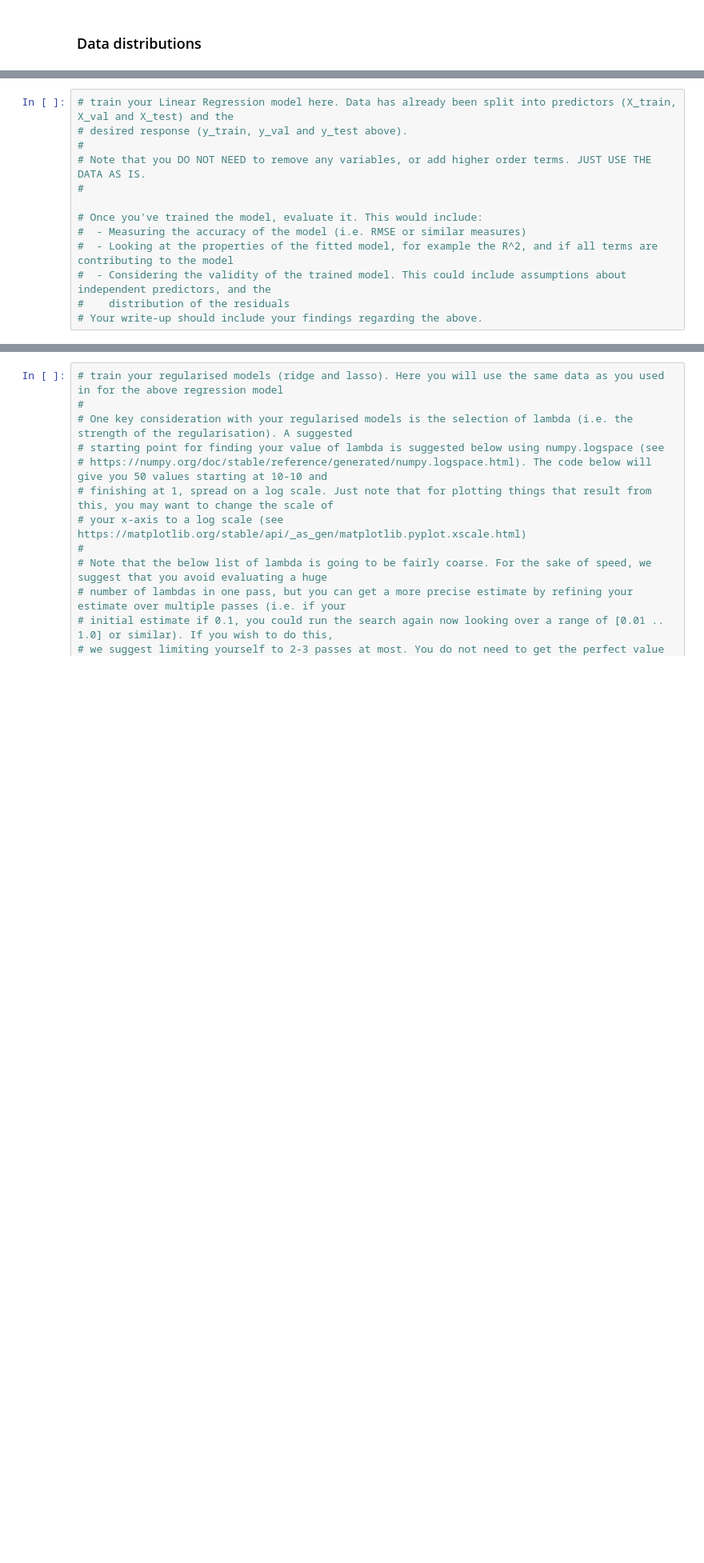
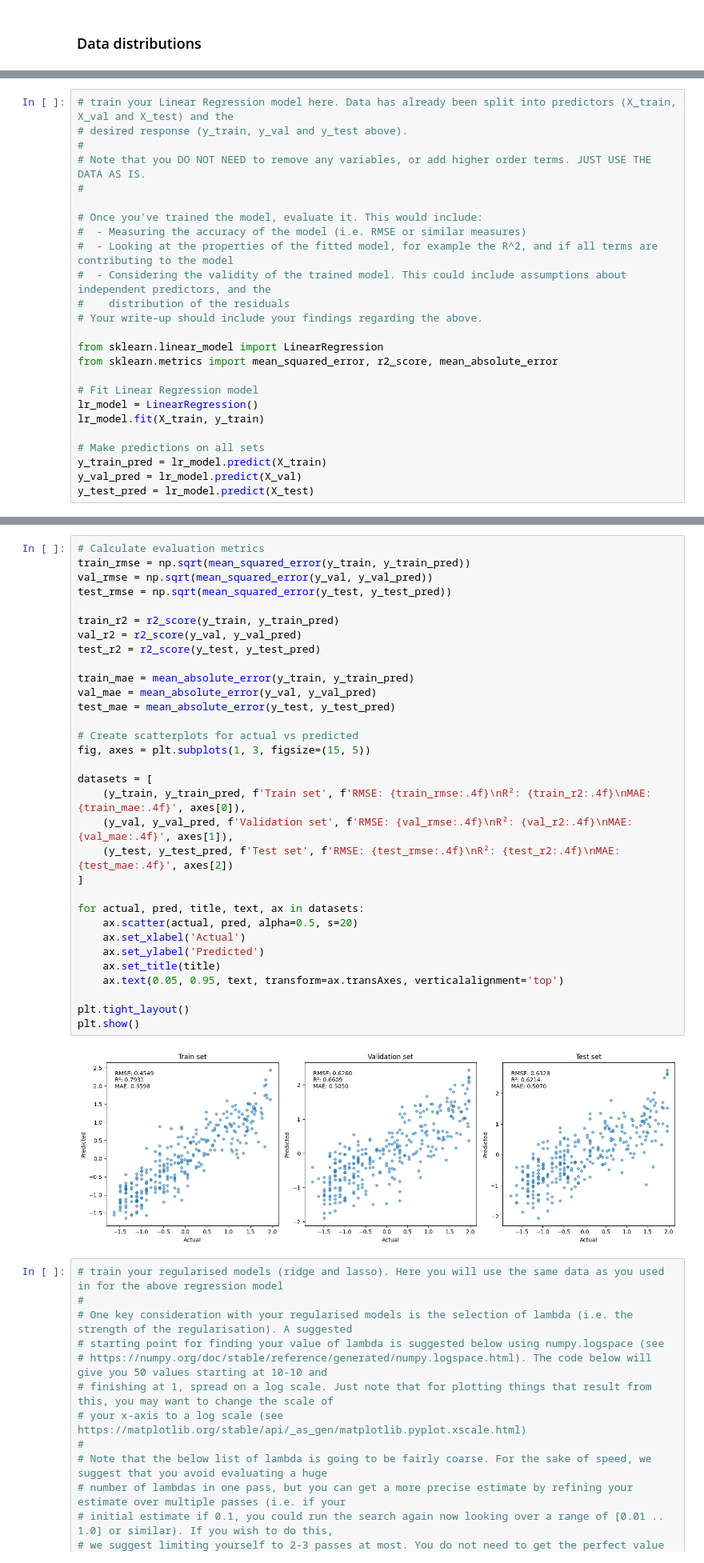
Before and after one commit to ostew5/cab420-introductory_problem_solving_tasks, a Jupyter notebook: 1. Regression.ipynb, the cells around one changed output, grey strips where cells are left out. Shown at 80% size. Saved outputs shown, nothing was run; the diff lists cells and outputs as text; blank space fills up the shorter version.

Commit message:
Added simple linear model, eval. in-progress

```diff
--- a/1. Regression.ipynb
+++ b/1. Regression.ipynb
@@ -187,3 +199,15 @@ X_test_transformed = pt.transform(X_test)
 #  - Considering the validity of the trained model. This could include assumptions about independent predictors, and the
 #    distribution of the residuals
 # Your write-up should include your findings regarding the above.
+
+from sklearn.linear_model import LinearRegression
+from sklearn.metrics import mean_squared_error, r2_score, mean_absolute_error
+
+# Fit Linear Regression model
+lr_model = LinearRegression()
+lr_model.fit(X_train, y_train)
+
+# Make predictions on all sets
+y_train_pred = lr_model.predict(X_train)
+y_val_pred = lr_model.predict(X_val)
+y_test_pred = lr_model.predict(X_test)
@@ -190,3 +216,37 @@ X_test_transformed = pt.transform(X_test)
+# %%
+# Calculate evaluation metrics
+train_rmse = np.sqrt(mean_squared_error(y_train, y_train_pred))
+val_rmse = np.sqrt(mean_squared_error(y_val, y_val_pred))
+test_rmse = np.sqrt(mean_squared_error(y_test, y_test_pred))
+
+train_r2 = r2_score(y_train, y_train_pred)
+val_r2 = r2_score(y_val, y_val_pred)
+test_r2 = r2_score(y_test, y_test_pred)
+
+train_mae = mean_absolute_error(y_train, y_train_pred)
+val_mae = mean_absolute_error(y_val, y_val_pred)
+test_mae = mean_absolute_error(y_test, y_test_pred)
+
+# Create scatterplots for actual vs predicted
+fig, axes = plt.subplots(1, 3, figsize=(15, 5))
+
+datasets = [
+    (y_train, y_train_pred, f'Train set', f'RMSE: {train_rmse:.4f}\nR²: {train_r2:.4f}\nMAE: {train_mae:.4f}', axes[0]),
+    (y_val, y_val_pred, f'Validation set', f'RMSE: {val_rmse:.4f}\nR²: {val_r2:.4f}\nMAE: {val_mae:.4f}', axes[1]),
+    (y_test, y_test_pred, f'Test set', f'RMSE: {test_rmse:.4f}\nR²: {test_r2:.4f}\nMAE: {test_mae:.4f}', axes[2])
+]
+
+for actual, pred, title, text, ax in datasets:
+    ax.scatter(actual, pred, alpha=0.5, s=20)
+    ax.set_xlabel('Actual')
+    ax.set_ylabel('Predicted')
+    ax.set_title(title)
+    ax.text(0.05, 0.95, text, transform=ax.transAxes, verticalalignment='top')
+
+plt.tight_layout()
+plt.show()
+# %% [output]
+[figure, added]
 # %%
 # train your regularised models (ridge and lasso). Here you will use the same data as you used in for the above regression model
 #
```
Also changed, not shown: parts of 11 cells of this notebook.
